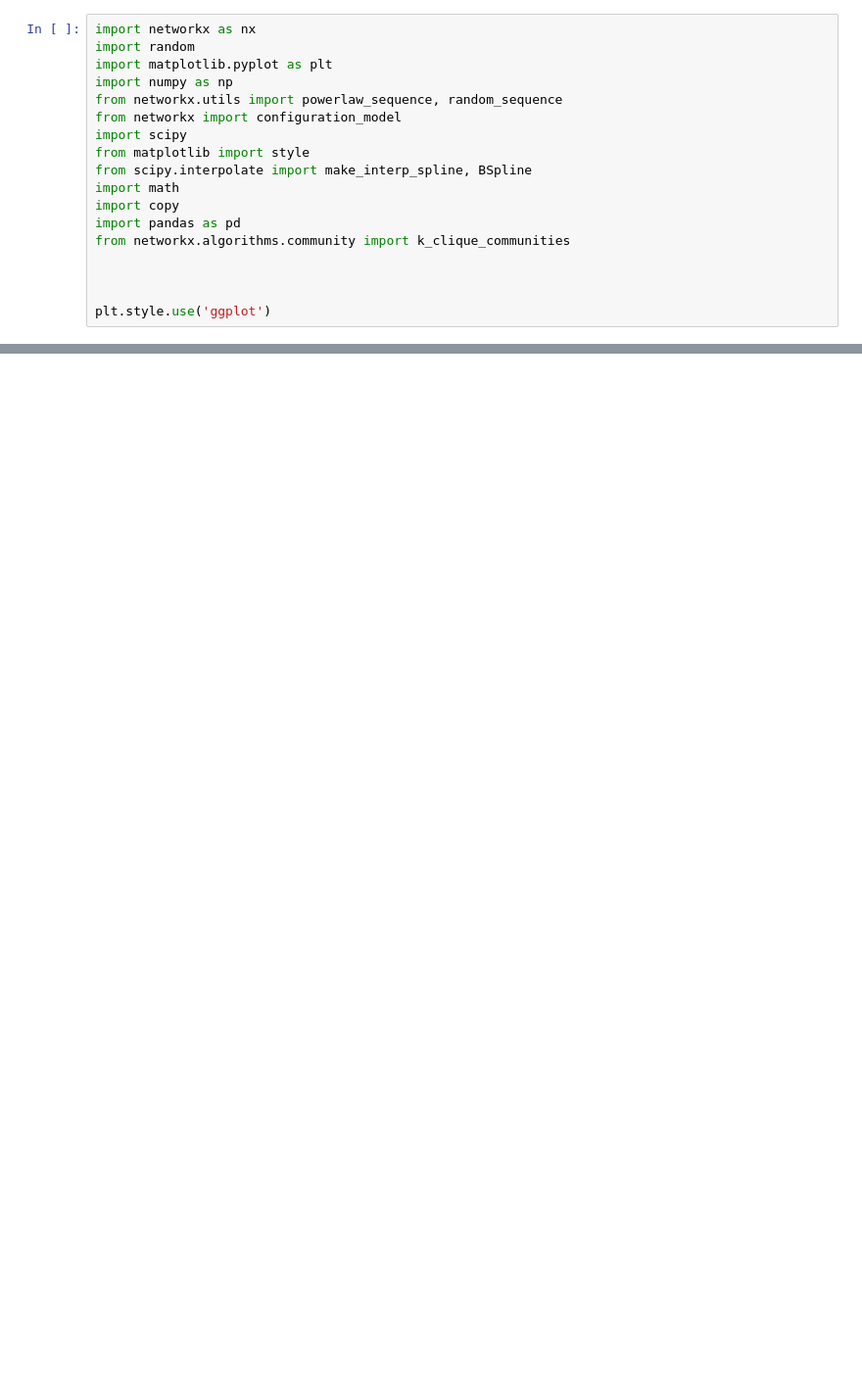
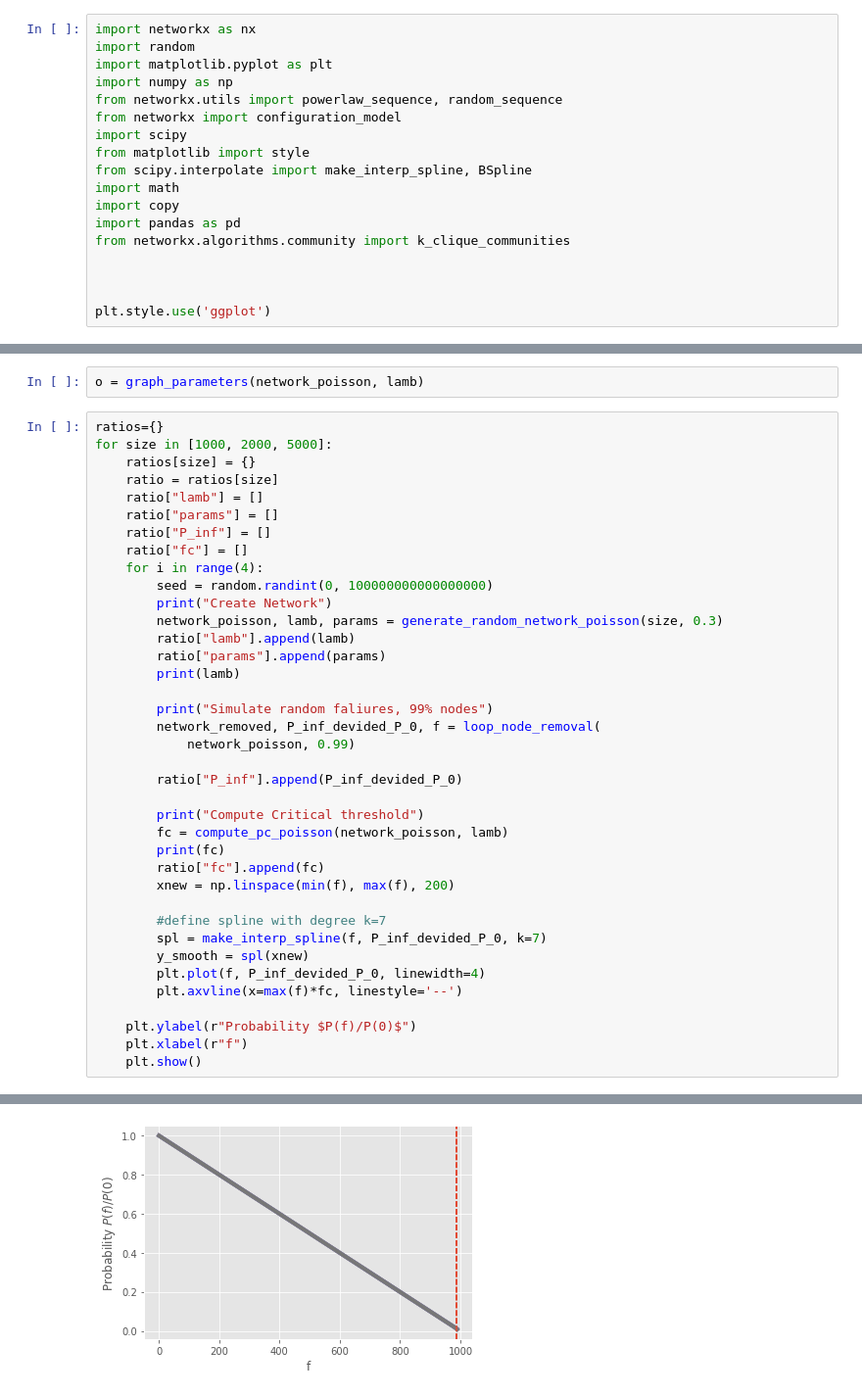
Before and after one commit to Big-data-Group-97/Learning-From-Netwok-Project-, a Jupyter notebook: LearnigFromNetwork.ipynb, the cells around one changed output, grey strips where cells are left out. Shown at 98% size. Cells and saved outputs as stored; diff of their text form; blank space fills up the shorter version.

```diff
--- a/LearnigFromNetwork.ipynb
+++ b/LearnigFromNetwork.ipynb
@@ -405,0 +431,41 @@ draw_network(network_poisson, size=1)
+# %%
+o = graph_parameters(network_poisson, lamb)
+# %%
+ratios={}
+for size in [1000, 2000, 5000]:
+    ratios[size] = {}
+    ratio = ratios[size]
+    ratio["lamb"] = []
+    ratio["params"] = []
+    ratio["P_inf"] = []
+    ratio["fc"] = []
+    for i in range(4):
+        seed = random.randint(0, 100000000000000000)
+        print("Create Network")
+        network_poisson, lamb, params = generate_random_network_poisson(size, 0.3)
+        ratio["lamb"].append(lamb)
+        ratio["params"].append(params)
+        print(lamb)
+
+        print("Simulate random faliures, 99% nodes")
+        network_removed, P_inf_devided_P_0, f = loop_node_removal(
+            network_poisson, 0.99)
+
+        ratio["P_inf"].append(P_inf_devided_P_0)
+
+        print("Compute Critical threshold")
+        fc = compute_pc_poisson(network_poisson, lamb)
+        print(fc)
+        ratio["fc"].append(fc)
+        xnew = np.linspace(min(f), max(f), 200)
+
+        #define spline with degree k=7
+        spl = make_interp_spline(f, P_inf_devided_P_0, k=7)
+        y_smooth = spl(xnew)
+        plt.plot(f, P_inf_devided_P_0, linewidth=4)
+        plt.axvline(x=max(f)*fc, linestyle='--')
+
+    plt.ylabel(r"Probability $P(f)/P(0)$")
+    plt.xlabel(r"f")
+    plt.show()
+# %% [output]
@@ -405,0 +489 @@ draw_network(network_poisson, size=1)
+[figure, added]
```
Also changed, not shown: parts of 9 cells of this notebook.
